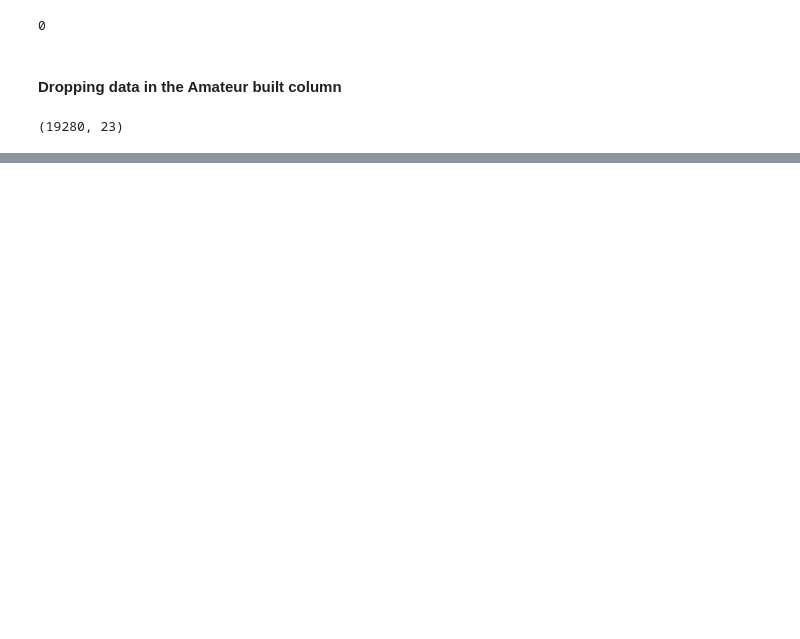
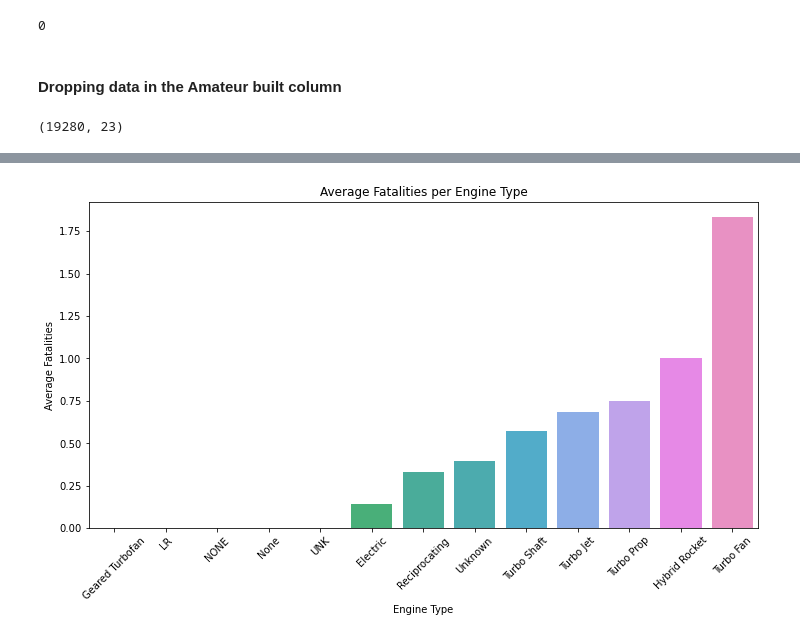
Before and after one commit to joyaran/Phase_1_project, a Jupyter notebook: phase_1_project.ipynb, the cells around one changed output, grey strips where cells are left out. Drawn from its saved outputs; the diff is of its cells as text; code cells hidden in the pictures; blank space fills up the shorter version.

```diff
--- a/phase_1_project.ipynb
+++ b/phase_1_project.ipynb
@@ -267,0 +310,14 @@ df.shape
+# %%
+# Group by Engine Type and calculate mean fatalities
+engine_fatalities = df.groupby("Engine_Type")["Total_Fatal_Injuries"].mean().sort_values()
+
+# Bar Chart - Average Fatalities per Engine Type
+plt.figure(figsize=(12,6))
+sns.barplot(x=engine_fatalities.index, y=engine_fatalities.values)
+plt.xticks(rotation=45)
+plt.title("Average Fatalities per Engine Type")
+plt.xlabel("Engine Type")
+plt.ylabel("Average Fatalities")
+plt.show()
+# %% [output]
+[figure, added]
```
Also changed, not shown: parts of 15 cells of this notebook.
